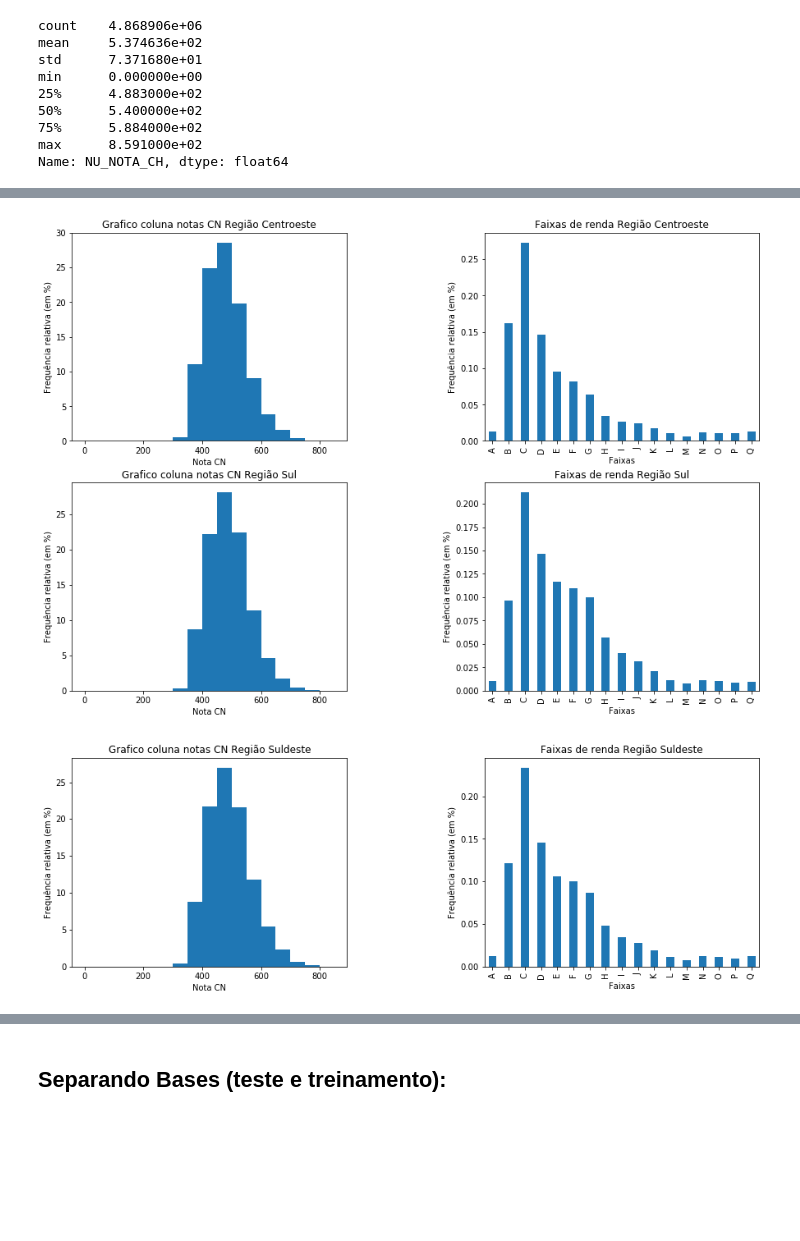
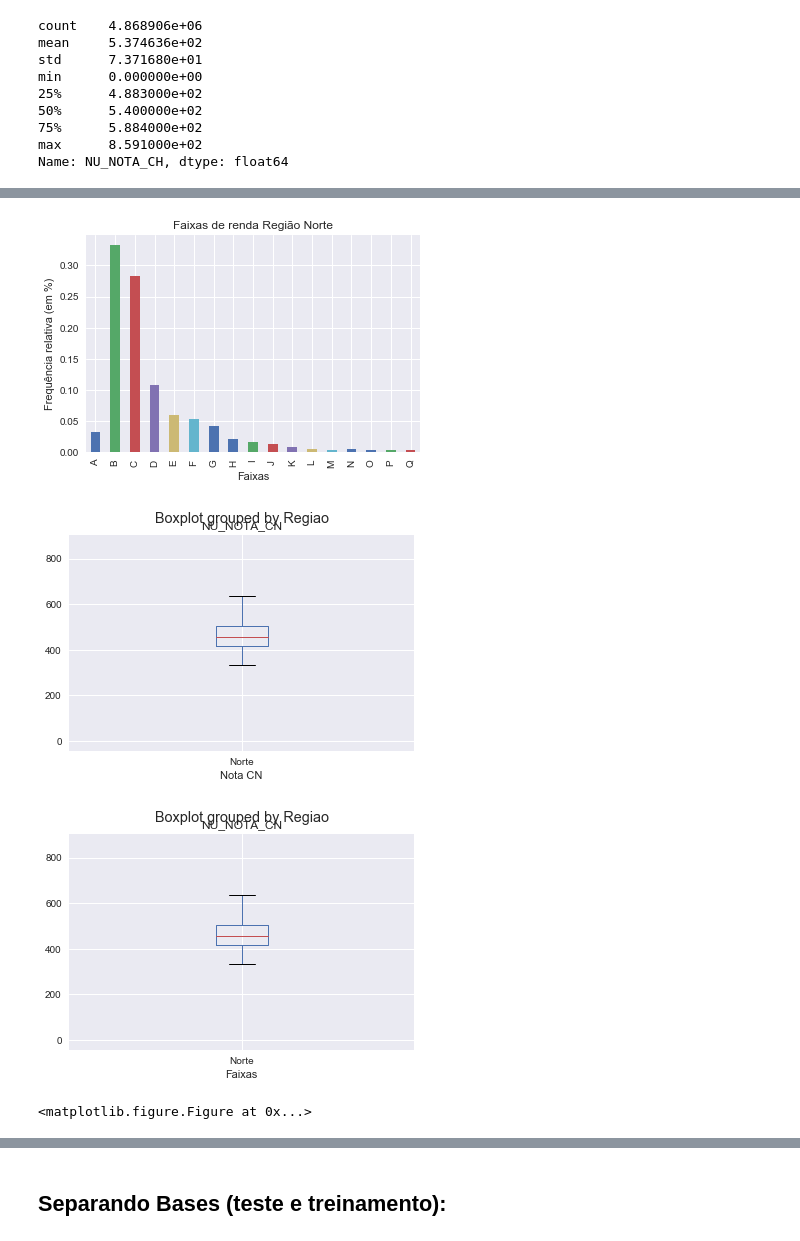
Before and after one commit to pedross3/CDDP_final, a Jupyter notebook: Projeto 03.ipynb, the cells around one changed output, grey strips where cells are left out. Drawn from its saved outputs; the diff is of its cells as text; code cells hidden in the pictures; blank space fills up the shorter version.

Commit message:
plot system modified and improved

```diff
--- a/Projeto 03.ipynb
+++ b/Projeto 03.ipynb
@@ -348,4 +346,7 @@ data_2015['FAIXA_LC'] = notacutLC
 
 notacutMT = pd.cut(data_2015.NU_NOTA_MT, bins=faixa, right=False)
 data_2015['FAIXA_MT'] = notacutMT
+# %%
+# Loading Seaborn:
+sns.set()
 # %%
@@ -479,69 +490,28 @@ plt.show()
 # %%
-fig = plt.figure(figsize=(15, 10))
+#fig = plt.figure(figsize=(15, 10))
 
-plt.subplot(221)
-data_norte.boxplot(by='Regiao', column=['NU_NOTA_CN'], grid=True)
+#plt.subplot(221)
+_ = data_norte.boxplot(by='Regiao', column=['NU_NOTA_CN'], grid=True)
 plt.xlabel('Nota CN')
+plt.show()
 
-plt.subplot(222)
-data_norte.Q006.value_counts(True).sort_index().plot(kind='bar', title='Faixas de renda Região Norte')
+#plt.subplot(222)
+_ = data_norte.Q006.value_counts(True).sort_index().plot(kind='bar', title='Faixas de renda Região Norte')
 plt.ylabel('Frequência relativa (em %)')
 plt.xlabel('Faixas')
-
-
-plt.subplot(223)
-data_norte.boxplot(by='Regiao', column=['NU_NOTA_CN'], grid=True)
-plt.xlabel('Nota CN')
-
-plt.subplot(224)
-data_norte.boxplot(by='Regiao', column=['NU_NOTA_CN'], grid=True)
-plt.xlabel('Faixas')
-
-plt.suptitle('Notas 2015 da maior renda (C)', fontsize=30)
-plt.subplots_adjust(top=0.9, wspace=0.5)
 plt.show()
 
-fig = plt.figure(figsize=(15, 10))
-
-plt.subplot(221)
-plot = data_centroeste.NU_NOTA_CN.plot.hist(bins=faixa,title='Grafico coluna notas CN Região Centroeste', weights=zeros_like(data_centroeste.NU_NOTA_CN)+1./data_centroeste.NU_NOTA_CN.size*100)
-plt.ylabel('Frequência relativa (em %)')
+#plt.subplot(223)
+_ = data_norte.boxplot(by='Regiao', column=['NU_NOTA_CN'], grid=True)
 plt.xlabel('Nota CN')
-
-plt.subplot(222)
-data_centroeste.Q006.value_counts(True).sort_index().plot(kind='bar', title='Faixas de renda Região Centroeste')
-plt.ylabel('Frequência relativa (em %)')
-plt.xlabel('Faixas')
-
-
-plt.subplot(223)
-plot = data_sul.NU_NOTA_CN.plot.hist(bins=faixa,title='Grafico coluna notas CN Região Sul', weights=zeros_like(data_sul.NU_NOTA_CN)+1./data_sul.NU_NOTA_CN.size*100)
-plt.ylabel('Frequência relativa (em %)')
-plt.xlabel('Nota CN')
-
-plt.subplot(224)
-data_sul.Q006.value_counts(True).sort_index().plot(kind='bar', title='Faixas de renda Região Sul')
-plt.ylabel('Frequência relativa (em %)')
-plt.xlabel('Faixas')
-
-
-plt.subplots_adjust(top=0.9, wspace=0.5)
 plt.show()
 
-fig = plt.figure(figsize=(15, 10))
+#plt.subplot(224)
+_ = data_norte.boxplot(by='Regiao', column=['NU_NOTA_CN'], grid=True)
+plt.xlabel('Faixas')
+plt.show()
 
-
-plt.subplot(221)
-plot = data_suldeste.NU_NOTA_CN.plot.hist(bins=faixa,title='Grafico coluna notas CN Região Suldeste', weights=zeros_like(data_suldeste.NU_NOTA_CN)+1./data_suldeste.NU_NOTA_CN.size*100)
-plt.ylabel('Frequência relativa (em %)')
-plt.xlabel('Nota CN')
-
-plt.subplot(222)
-data_suldeste.Q006.value_counts(True).sort_index().plot(kind='bar', title='Faixas de renda Região Suldeste')
-plt.ylabel('Frequência relativa (em %)')
-plt.xlabel('Faixas')
-
-
-plt.subplots_adjust(top=0.9, wspace=0.5)
+#plt.suptitle('Notas 2015 da maior renda (C)', fontsize=30)
+_ = plt.subplots_adjust(top=0.9, wspace=0.5)
 plt.show()
 # %% [output]
@@ -549,2 +519,4 @@ plt.show()
-[figure, old version]
+[figure, new version]
-[figure, old version]
+[figure, new version]
+[figure, added]
+<matplotlib.figure.Figure at 0x...>
```
Also changed, not shown: parts of 11 cells of this notebook.
